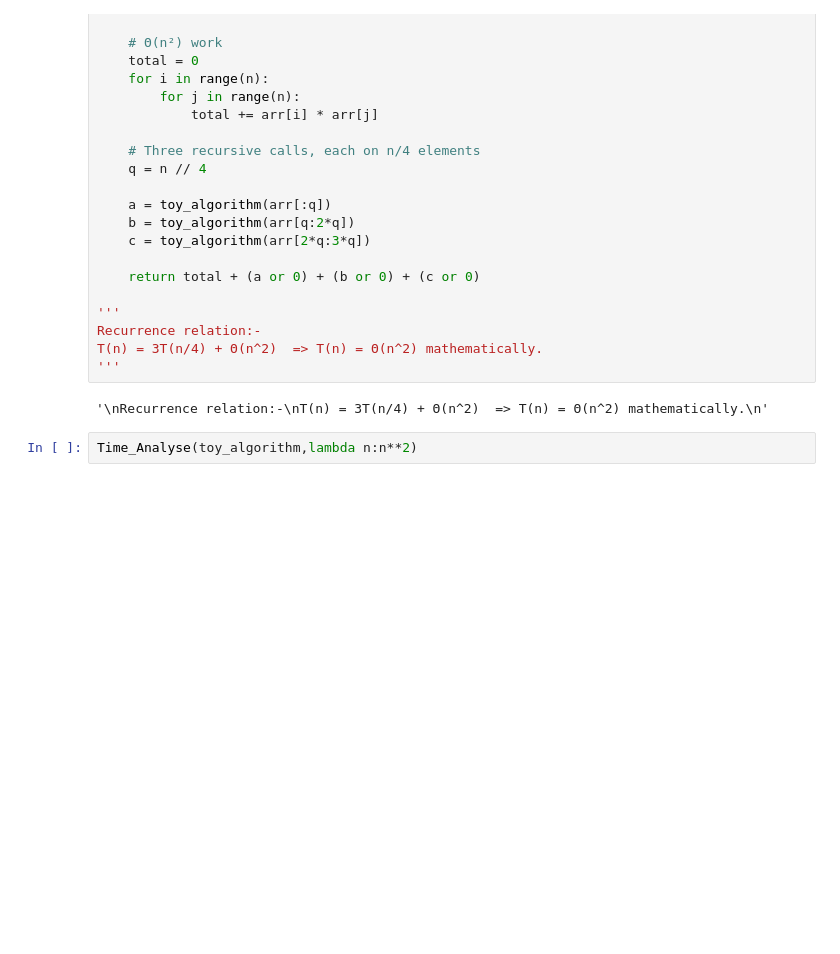
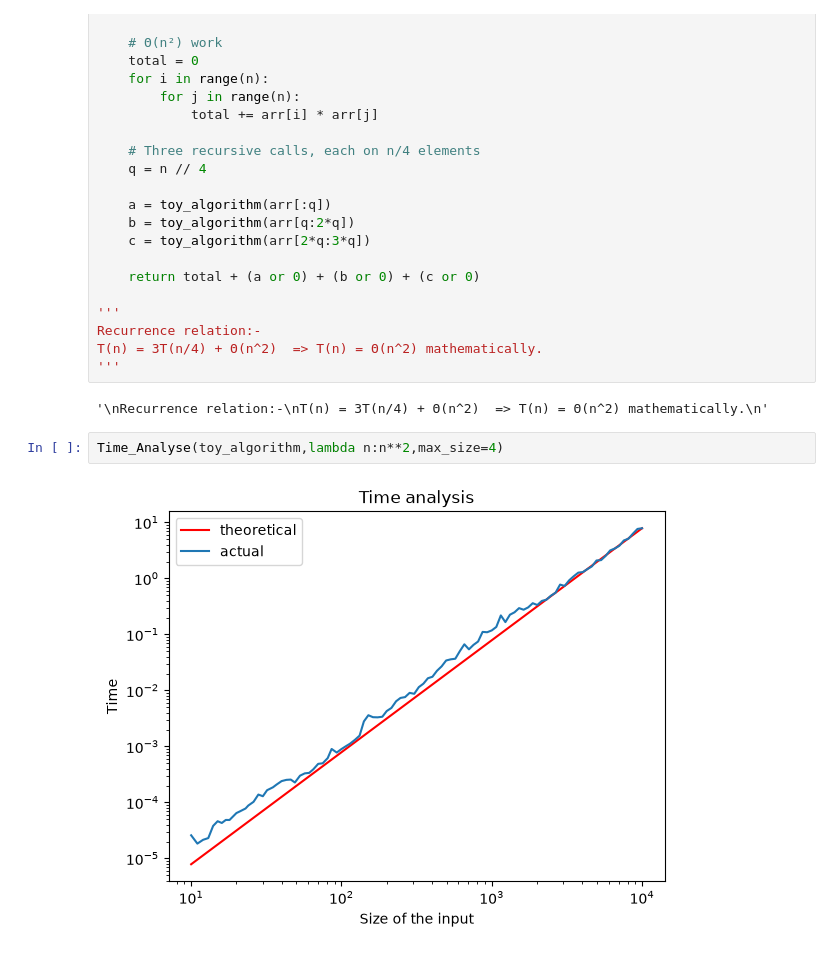
Before and after one commit to amanml2026/DSA-journey, a Jupyter notebook: complexity_analysis.ipynb, the cells around one changed output. Drawn from its saved outputs; the diff is of its cells as text; blank space fills up the shorter version.

```diff
--- a/complexity_analysis.ipynb
+++ b/complexity_analysis.ipynb
@@ -161,4 +161,6 @@ T(n) = 3T(n/4) + Θ(n^2)  => T(n) = Θ(n^2) mathematically.
 # %% [output]
 '\nRecurrence relation:-\nT(n) = 3T(n/4) + Θ(n^2)  => T(n) = Θ(n^2) mathematically.\n'
 # %%
-Time_Analyse(toy_algorithm,lambda n:n**2)
+Time_Analyse(toy_algorithm,lambda n:n**2,max_size=4)
+# %% [output]
+[figure, added]
```
Also changed, not shown: parts of 2 cells of this notebook.
